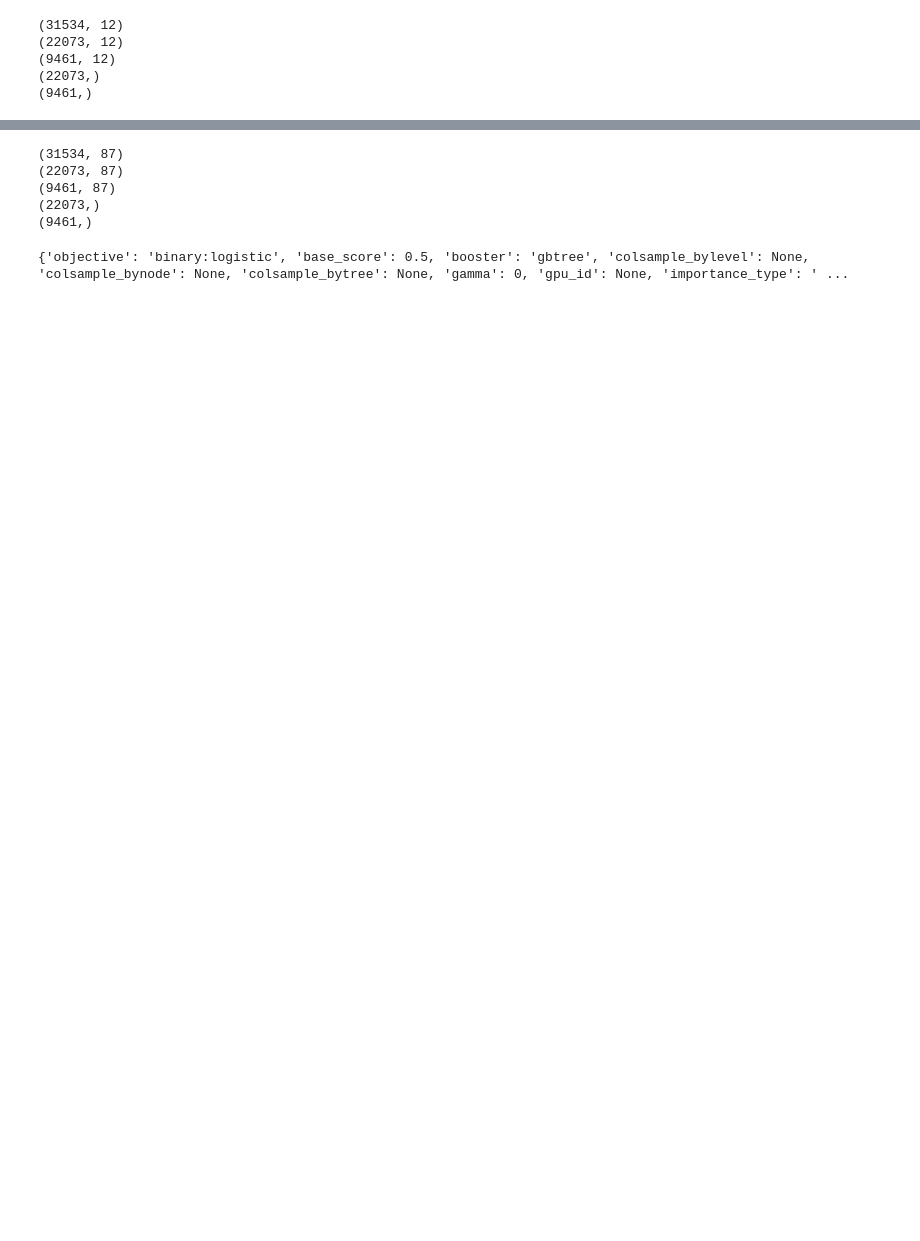
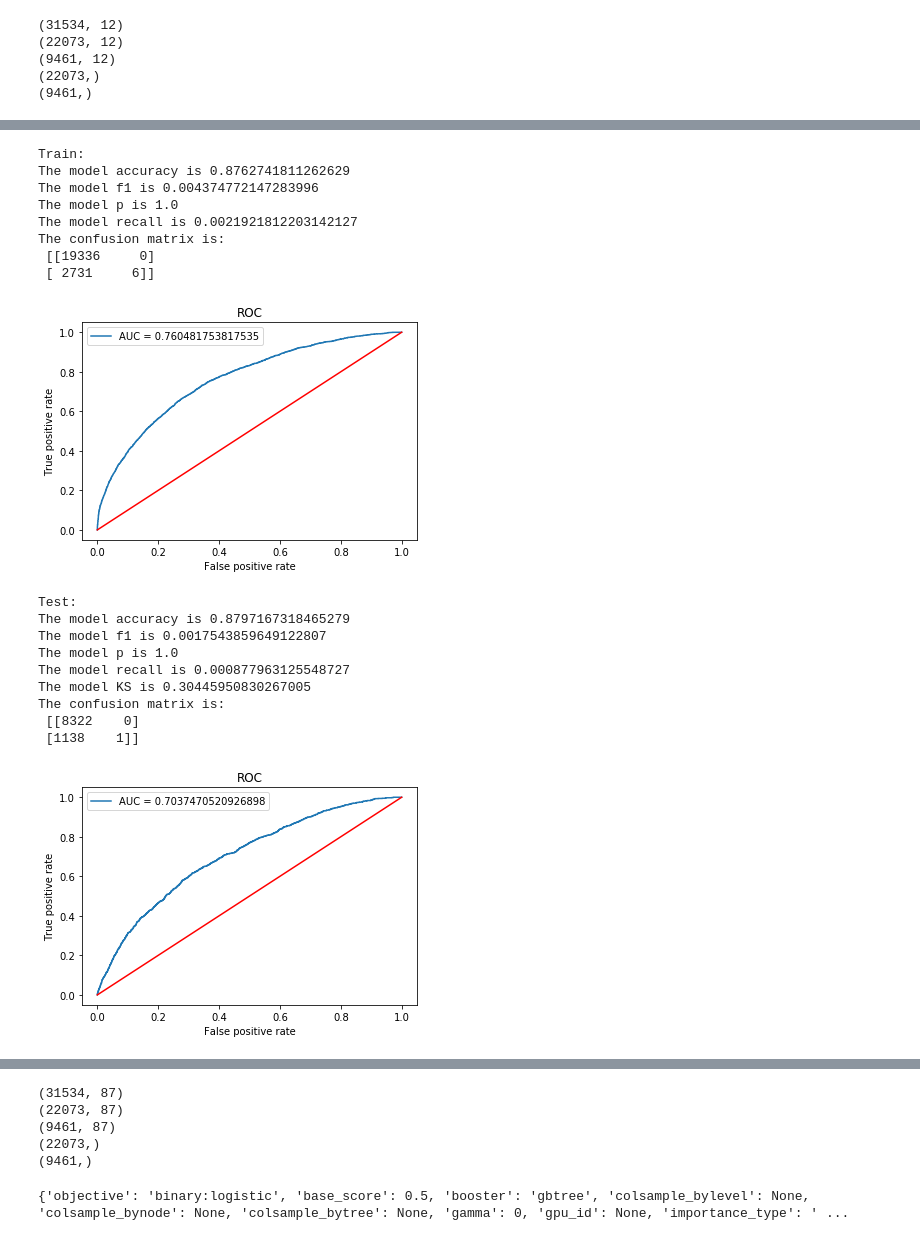
Before and after one commit to iihcy/Credit_ACard, a Jupyter notebook: ACard.ipynb, the cells around one changed output, grey strips where cells are left out. Drawn from its saved outputs; the diff is of its cells as text; code cells hidden in the pictures; blank space fills up the shorter version.

```diff
--- a/ACard.ipynb
+++ b/ACard.ipynb
@@ -796,6 +828,6 @@ def lgb_model_run(df, label):
     return model_lgb
 # %%
 # 模型训练与结果
-model_lgb = lgb_model_run(x_train_lgb, y_train)
+model_lgb = lgb_model_run(x_train_lgb, y_train_lgb)
 print(model_lgb.get_params())
-model_lgb.fit(x_train_lgb, y_train)
+model_lgb.fit(x_train_lgb, y_train_lgb)
@@ -802,12 +851,32 @@ model_lgb.fit(x_train_lgb, y_train)
 # %%
 # 训练集
 pre_train_lgb = model_lgb.predict(x_train_lgb)
 pro_train_lgb = model_lgb.predict_proba(x_train_lgb)[:,1]
 # 测试集
 pre_test_lgb = model_lgb.predict(x_test_lgb)
 pro_test_lgb = model_lgb.predict_proba(x_test_lgb)[:,1]
 
-fpr, tpr, _ = model_performance(y_train, pre_train_lgb, pro_train_lgb, y_test, pre_test_lgb, pro_test_lgb)
+fpr, tpr, _ = model_performance(y_train_lgb, pre_train_lgb, pro_train_lgb, y_test_lgb, pre_test_lgb, pro_test_lgb)
+# %% [output]
+Train:
+The model accuracy is 0.8762741811262629
+The model f1 is 0.004374772147283996
+The model p is 1.0
+The model recall is 0.0021921812203142127
+The confusion matrix is:
+ [[19336     0]
+ [ 2731     6]]
+[figure, added]
+Test:
+The model accuracy is 0.8797167318465279
+The model f1 is 0.0017543859649122807
+The model p is 1.0
+The model recall is 0.000877963125548727
+The model KS is 0.30445950830267005
+The confusion matrix is:
+ [[8322    0]
+ [1138    1]]
+[figure, added]
 # %%
 # 模型分数转换
 all_pro_lgb = pd.concat([pd.Series(pro_train_lgb), pd.Series(pro_test_lgb)], axis=0)
```
Also changed, not shown: parts of 9 cells of this notebook.
